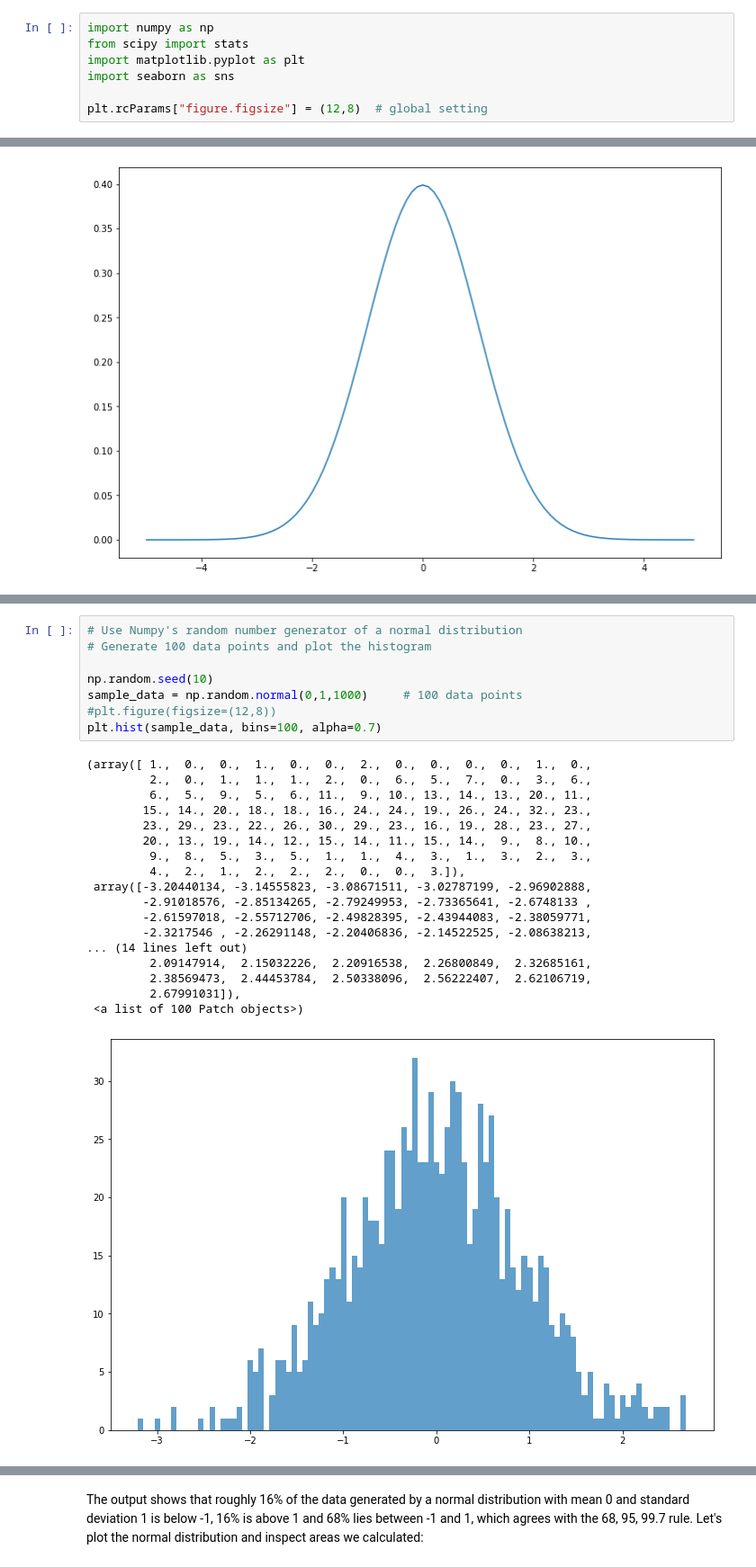
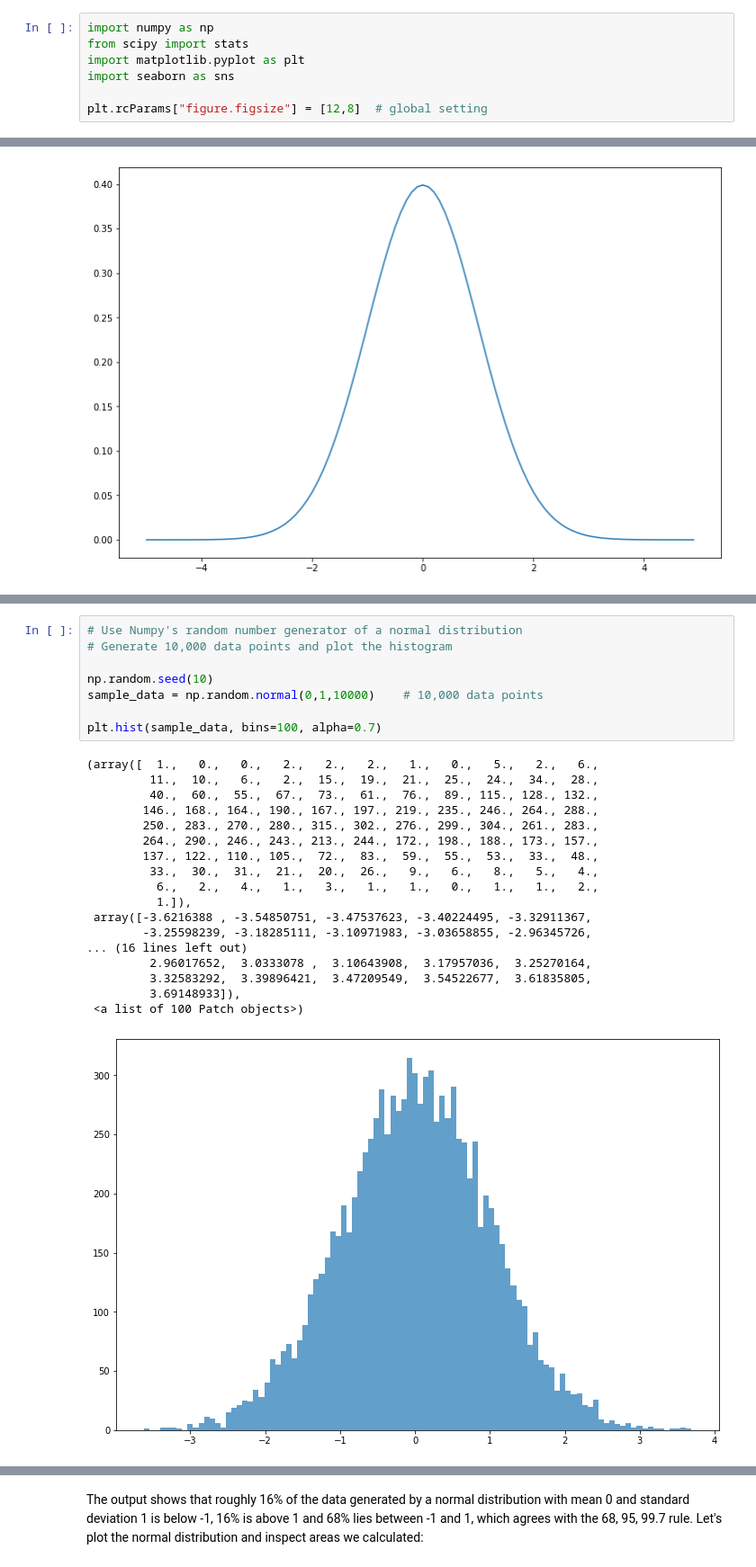
Before and after one commit to wcj365/python-stats-dataviz, a Jupyter notebook: 09_Normal_Distribution.ipynb, the cells around one changed output, grey strips where cells are left out. Shown at 90% size. Drawn from its saved outputs; the diff is of its cells as text.

```diff
--- a/09_Normal_Distribution.ipynb
+++ b/09_Normal_Distribution.ipynb
@@ -26,7 +26,7 @@ from scipy import stats
 import matplotlib.pyplot as plt
 import seaborn as sns
 
-plt.rcParams["figure.figsize"] = (12,8)  # global setting
+plt.rcParams["figure.figsize"] = [12,8]  # global setting
 # %% [markdown]
 ## Probability Density Functoin (PDF) of a Normal Distribution
 
@@ -97,27 +138,27 @@ sns.lineplot(x,y)
 # %%
 # Use Numpy's random number generator of a normal distribution
-# Generate 100 data points and plot the histogram
+# Generate 10,000 data points and plot the histogram
 
 np.random.seed(10)
-sample_data = np.random.normal(0,1,1000)     # 100 data points
-#plt.figure(figsize=(12,8))
+sample_data = np.random.normal(0,1,10000)    # 10,000 data points
+
 plt.hist(sample_data, bins=100, alpha=0.7)
 # %% [output]
-(array([ 1.,  0.,  0.,  1.,  0.,  0.,  2.,  0.,  0.,  0.,  0.,  1.,  0.,
-         2.,  0.,  1.,  1.,  1.,  2.,  0.,  6.,  5.,  7.,  0.,  3.,  6.,
-         6.,  5.,  9.,  5.,  6., 11.,  9., 10., 13., 14., 13., 20., 11.,
-        15., 14., 20., 18., 18., 16., 24., 24., 19., 26., 24., 32., 23.,
-        23., 29., 23., 22., 26., 30., 29., 23., 16., 19., 28., 23., 27.,
-        20., 13., 19., 14., 12., 15., 14., 11., 15., 14.,  9.,  8., 10.,
-         9.,  8.,  5.,  3.,  5.,  1.,  1.,  4.,  3.,  1.,  3.,  2.,  3.,
-         4.,  2.,  1.,  2.,  2.,  2.,  0.,  0.,  3.]),
- array([-3.20440134, -3.14555823, -3.08671511, -3.02787199, -2.96902888,
-        -2.91018576, -2.85134265, -2.79249953, -2.73365641, -2.6748133 ,
-        -2.61597018, -2.55712706, -2.49828395, -2.43944083, -2.38059771,
-        -2.3217546 , -2.26291148, -2.20406836, -2.14522525, -2.08638213,
-... (14 lines left out)
-         2.09147914,  2.15032226,  2.20916538,  2.26800849,  2.32685161,
-         2.38569473,  2.44453784,  2.50338096,  2.56222407,  2.62106719,
-         2.67991031]),
+(array([  1.,   0.,   0.,   2.,   2.,   2.,   1.,   0.,   5.,   2.,   6.,
+         11.,  10.,   6.,   2.,  15.,  19.,  21.,  25.,  24.,  34.,  28.,
+         40.,  60.,  55.,  67.,  73.,  61.,  76.,  89., 115., 128., 132.,
+        146., 168., 164., 190., 167., 197., 219., 235., 246., 264., 288.,
+        250., 283., 270., 280., 315., 302., 276., 299., 304., 261., 283.,
+        264., 290., 246., 243., 213., 244., 172., 198., 188., 173., 157.,
+        137., 122., 110., 105.,  72.,  83.,  59.,  55.,  53.,  33.,  48.,
+         33.,  30.,  31.,  21.,  20.,  26.,   9.,   6.,   8.,   5.,   4.,
+          6.,   2.,   4.,   1.,   3.,   1.,   1.,   0.,   1.,   1.,   2.,
+          1.]),
+ array([-3.6216388 , -3.54850751, -3.47537623, -3.40224495, -3.32911367,
+        -3.25598239, -3.18285111, -3.10971983, -3.03658855, -2.96345726,
+... (16 lines left out)
+         2.96017652,  3.0333078 ,  3.10643908,  3.17957036,  3.25270164,
+         3.32583292,  3.39896421,  3.47209549,  3.54522677,  3.61835805,
+         3.69148933]),
  <a list of 100 Patch objects>)
-[figure, old version]
+[figure, new version]
```
Also changed, not shown: parts of 18 cells of this notebook.
